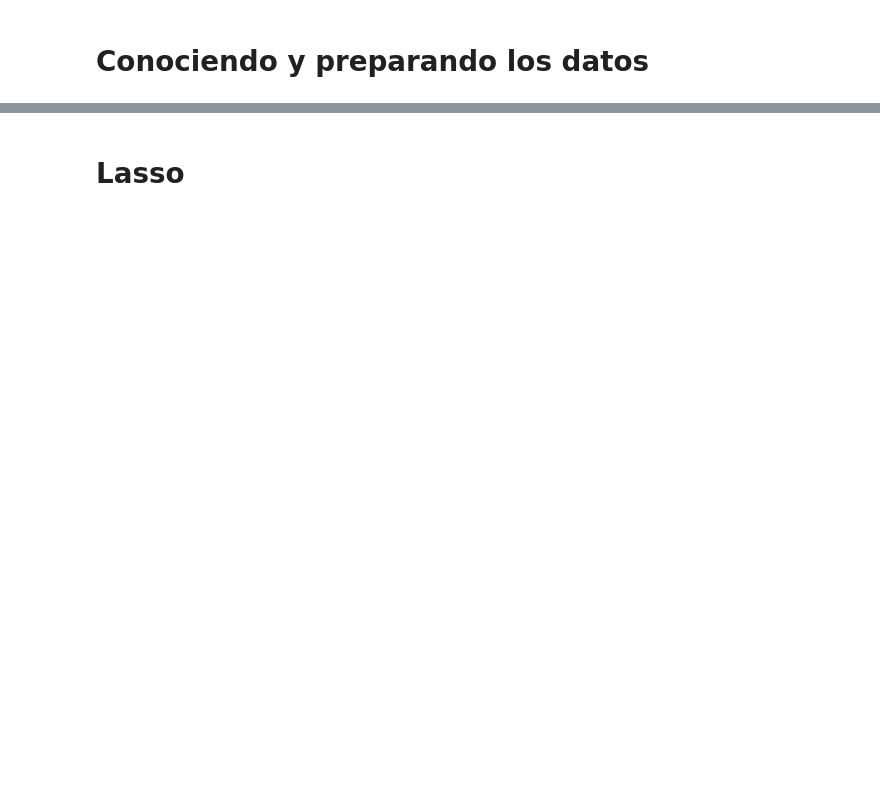
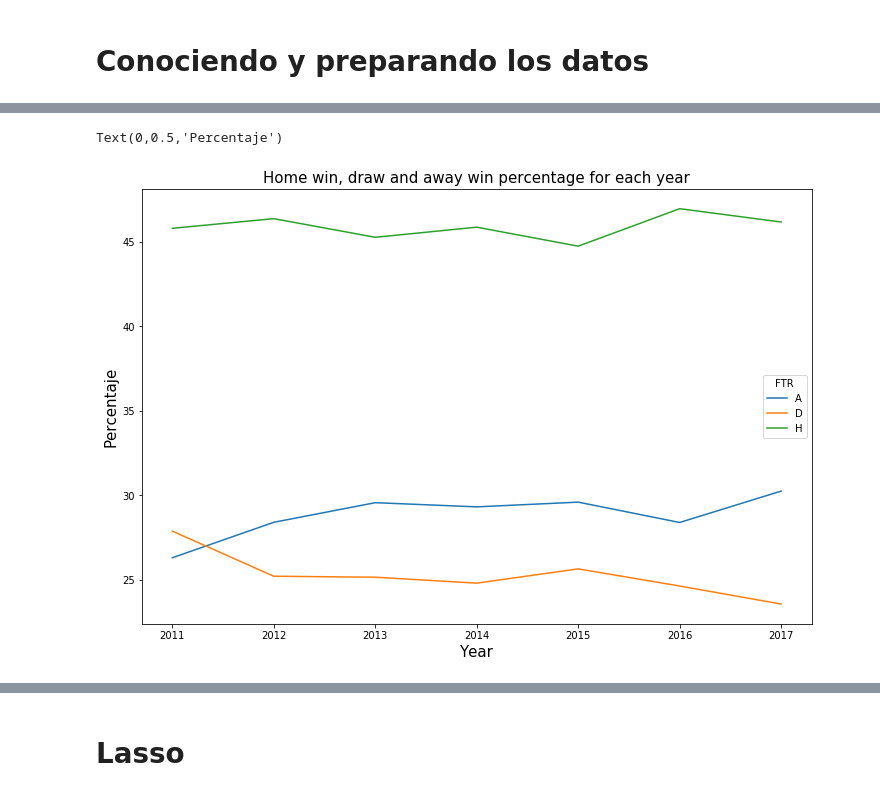
Before and after one commit to JoanMartin/UIB-MasterInBigData, a Jupyter notebook: Statistical-Learning-and-Decision-Making/football_prediction/football_prediction.ipynb, the cells around one changed output, grey strips where cells are left out. Saved outputs shown, nothing was run; the diff lists cells and outputs as text; code cells hidden in the pictures; blank space fills up the shorter version.

```diff
--- a/Statistical-Learning-and-Decision-Making/football_prediction/football_prediction.ipynb
+++ b/Statistical-Learning-and-Decision-Making/football_prediction/football_prediction.ipynb
@@ -31,0 +38,3 @@ df_football.head()
+# %%
+df_football['Date'] = pd.to_datetime(df_football['Date'])
+df_football['FTTG'] = df_football['FTHG'] + df_football['FTAG']
@@ -162,0 +172,11 @@ KeyboardInterrupt
+# %%
+group = df_football.groupby([df_football.Date.dt.year, 'FTR']).size(). \
+                    groupby(level = 0).transform(lambda x: (x/x.sum()) * 100)
+
+group.unstack('FTR').plot()
+plt.title('Home win, draw and away win percentage for each year', fontsize=15)
+plt.xlabel('Year', fontsize=15)
+plt.ylabel('Percentaje', fontsize=15)
+# %% [output]
+Text(0,0.5,'Percentaje')
+[figure, added]
```
Also changed, not shown: parts of 79 cells of this notebook, 5 other files.
